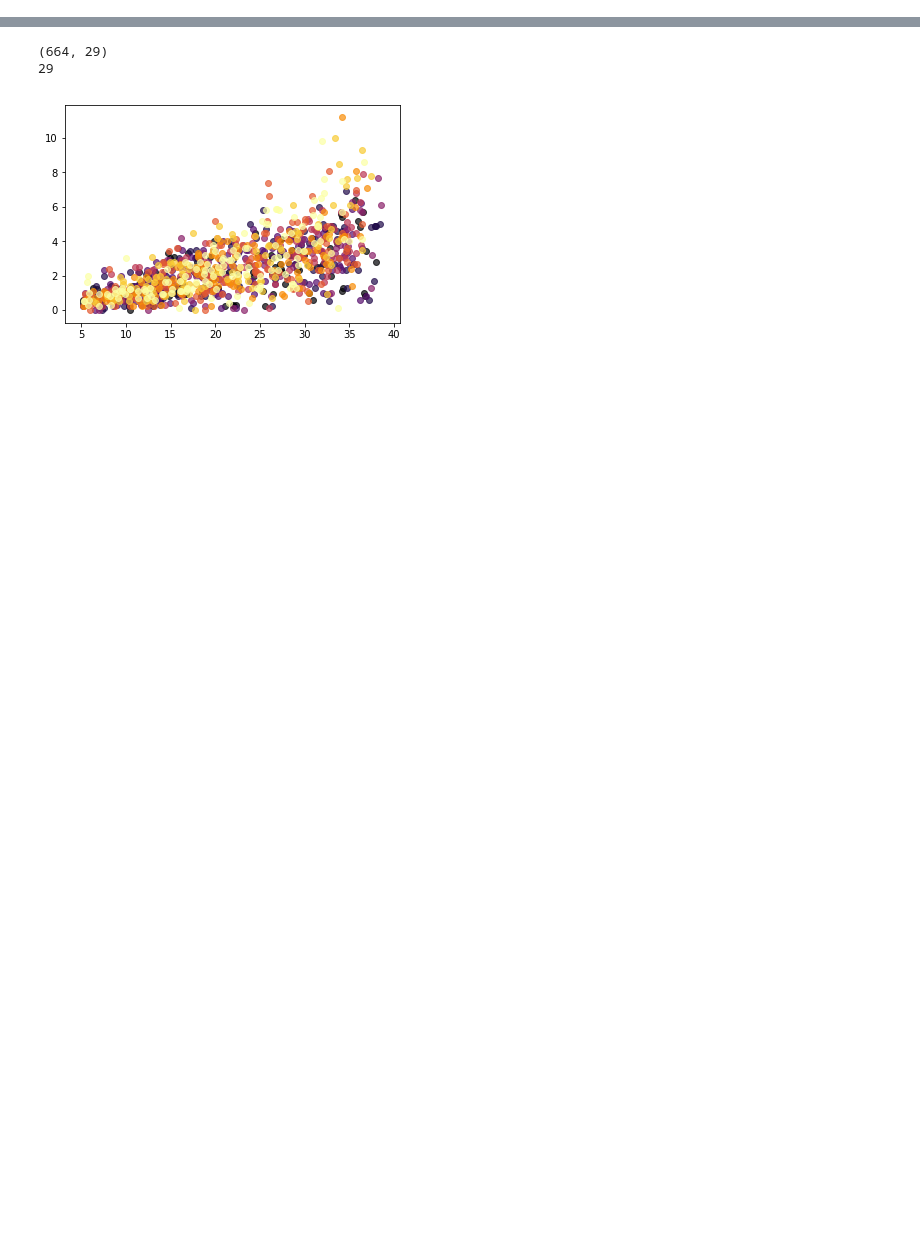
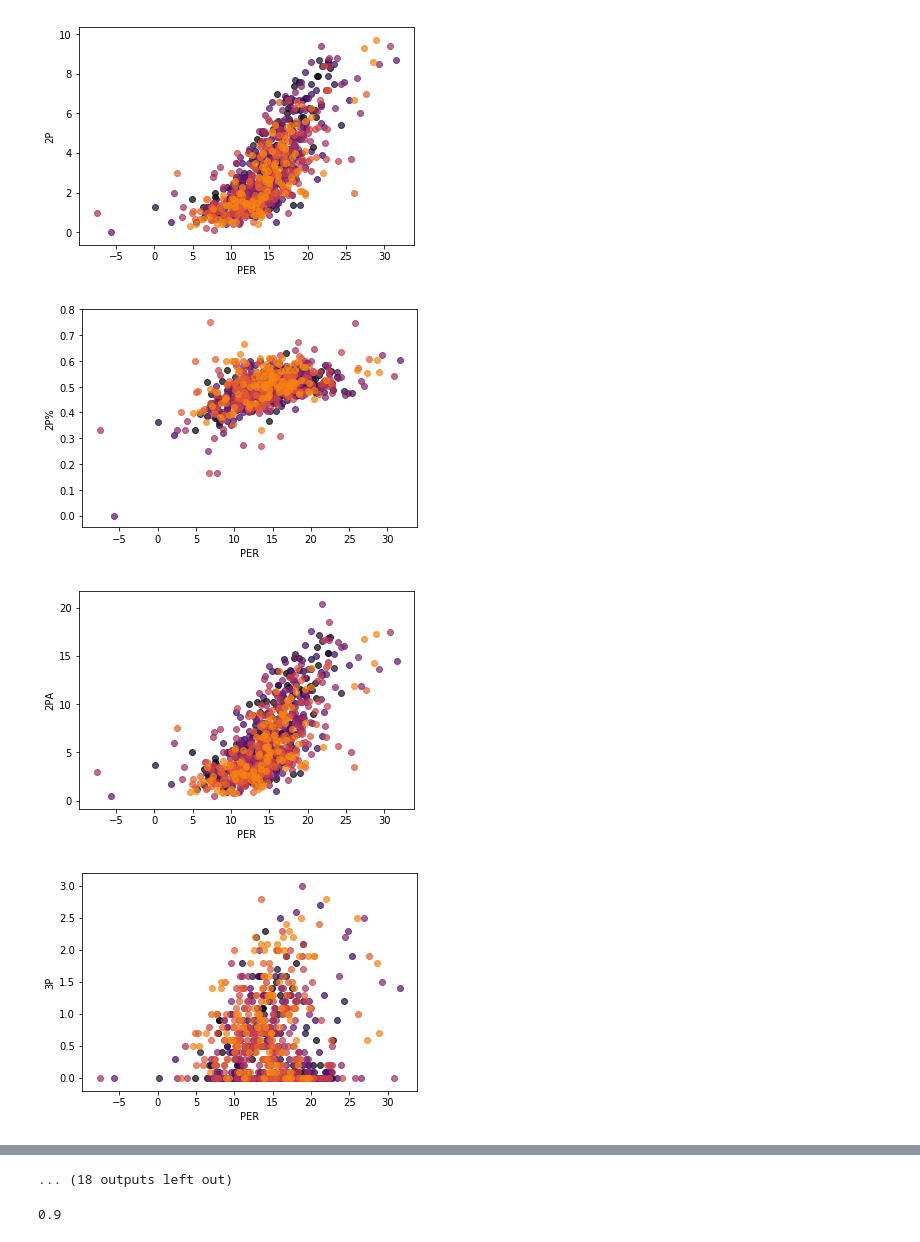
Before and after one commit to rohannramesh/Basketball_predictions, a Jupyter notebook: get_yearly_data.ipynb, the cells around one changed output, grey strips where cells are left out. Cells and saved outputs as stored; diff of their text form; code cells hidden in the pictures; blank space fills up the shorter version.

```diff
--- a/get_yearly_data.ipynb
+++ b/get_yearly_data.ipynb
@@ -226,16 +204,38 @@ for curr_year in years_to_grab:
+# %%
+# lets built a stat that is fractional scoring from 3p and from 2p
+for curr_year in range(2010,2019):
+    FG_fraction_2 = Yearly_df[str(curr_year)]['2P']/Yearly_df[str(curr_year)]['FG']
+    FG_fraction_3 = Yearly_df[str(curr_year)]['3P']/Yearly_df[str(curr_year)]['FG']
+    Scoring_fraction_2 = (Yearly_df[str(curr_year)]['2P']*2)/Yearly_df[str(curr_year)]['PS/G']
+    Scoring_fraction_3 = (Yearly_df[str(curr_year)]['3P']*3)/Yearly_df[str(curr_year)]['PS/G']
+    Yearly_df[str(curr_year)]['2P/FG'] = FG_fraction_2
+    Yearly_df[str(curr_year)]['3P/FG'] = FG_fraction_3
+    Yearly_df[str(curr_year)]['2P/PS'] = Scoring_fraction_2
+    Yearly_df[str(curr_year)]['3P/PS'] = Scoring_fraction_3
 # %%
-# plt.hist(All_df['2018'][['3PA']],bins=15)
-cm = plt.get_cmap('inferno',len(range(2010,2019)))
-print(np.shape(all_data['2018']))
-print(len(headers))
-cidx = 0
-for curr_year in range(2010,2019):
-    idx = (All_df[str(curr_year)]['Pos'] == 'PG') & (All_df[str(curr_year)]['MP'] > 5)
-    curr_stat = All_df[str(curr_year)]['3PA'][idx]
-    curr_stat2 = All_df[str(curr_year)]['MP'][idx]
-#     curr_stat = All_df[str(curr_year)].loc[idx,'3PA']
-#     curr_stat2 = All_df[str(curr_year)].loc[idx,'MP']
-#     plt.hist(curr_stat,bins=20,color=cm.colors[idx])
-    plt.scatter(curr_stat2,curr_stat,c=cm.colors[cidx],alpha=0.7)
-    cidx+=1
+# plt.hist(Yearly_df['2018'][['3PA']],bins=15)
+cm = plt.get_cmap('inferno',len(range(2010,2019))+3)
+# lets get all headers that are numeric
+curr_header = list(Yearly_df['2018'])
+curr_adv_header = list(Yearly_df_adv['2018'])
+numeric_headers = [list(Yearly_df['2018'])[i] for i
+                   in range(0,len(curr_header)) if isfloat(Yearly_df['2018'].iloc[0,i])]
+stat_plot_against = 'PER'
+for curr_stat in numeric_headers:
+    cidx = 0
+    for curr_year in range(2010,2019):
+        idx = (Yearly_df[str(curr_year)]['Pos'] == 'PF') & (Yearly_df[str(curr_year)]['MP'] > 10)
+        curr_vec = Yearly_df[str(curr_year)][curr_stat][idx]
+        curr_vec2 = Yearly_df_adv[str(curr_year)][stat_plot_against][idx]
+#         plt.hist(curr_vec,bins=20,color=cm.colors[cidx])
+#         plt.xlabel(curr_stat)
+        plt.scatter(curr_vec2,curr_vec,c=cm.colors[cidx],alpha=0.7)
+        plt.xlabel(stat_plot_against)
+        plt.ylabel(curr_stat)
+        cidx+=1
+    plt.show()
 # %% [output]
+[figure, new version]
+[figure, added]
+[figure, added]
+[figure, added]
@@ -242,3 +250,5 @@ for curr_year in range(2010,2019):
-(664, 29)
-29
+... (18 outputs left out)
-[figure, old version]
+# %%
+print(All_df['2018'].iloc[0,2])
+# %% [output]
+0.9
```
Also changed, not shown: parts of 9 cells of this notebook.
